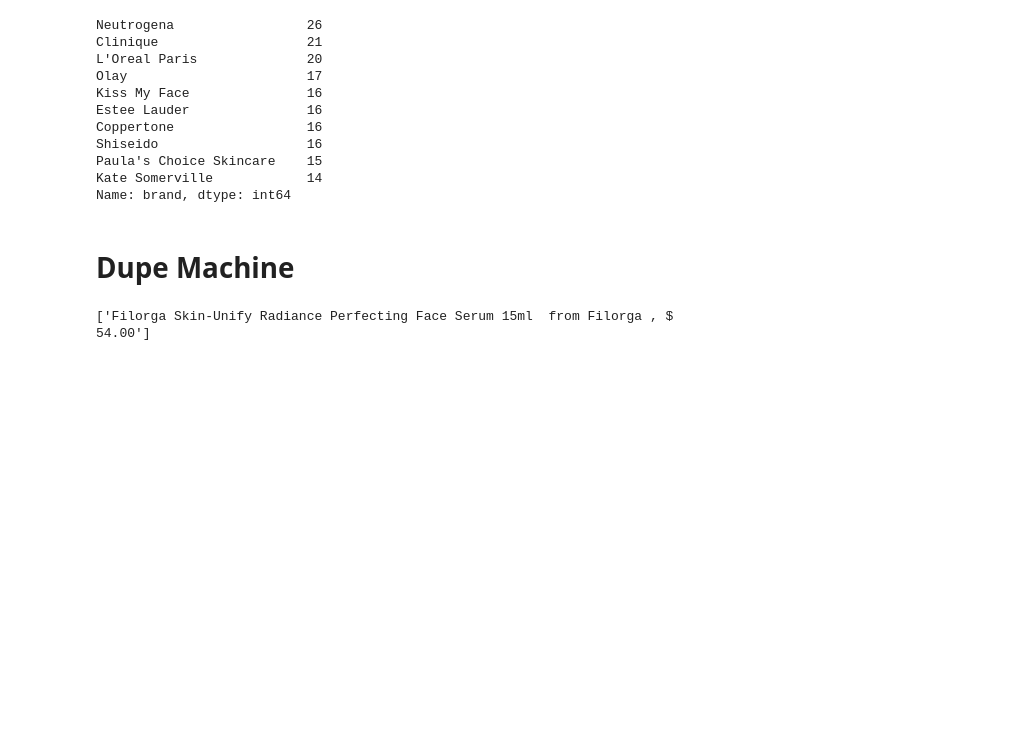
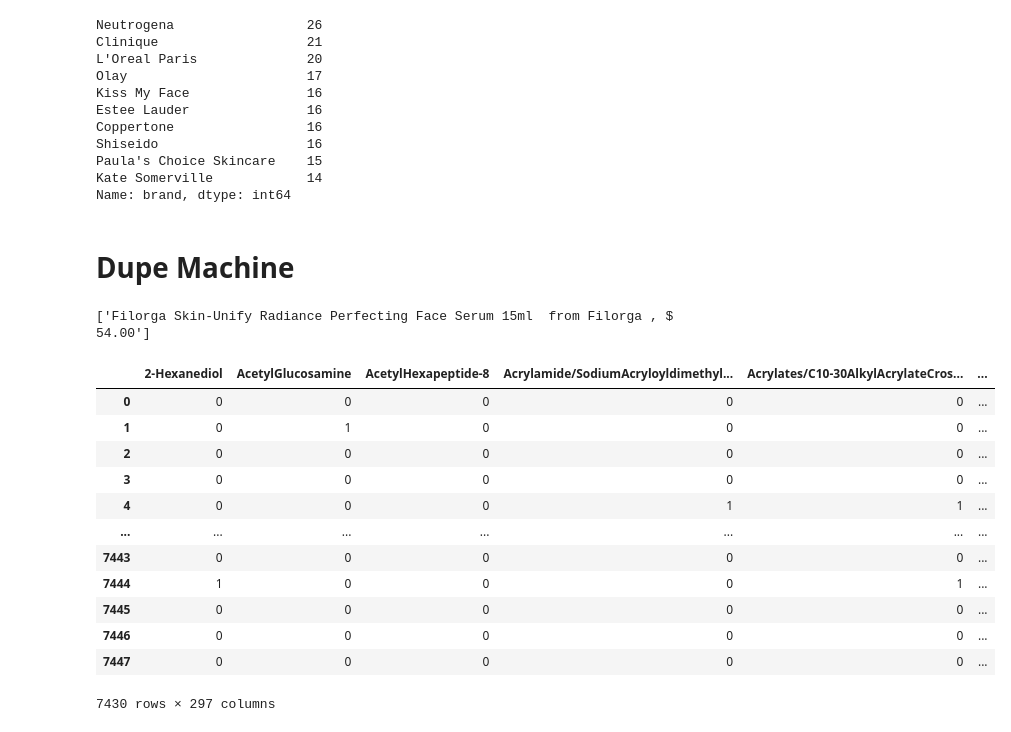
Before and after one commit to npagrawal/Product-Price-Prediction-Advanced-Machine-Learning, a Jupyter notebook: Notebook 4.ipynb, the cells around one changed output. Cells and saved outputs as stored; diff of their text form; code cells hidden in the pictures; blank space fills up the shorter version.

```diff
--- a/Notebook 4.ipynb
+++ b/Notebook 4.ipynb
@@ -742,3 +742,19 @@ def SuperDuper(product_name):
 SuperDuper("Absolue Premium Bx Advanced Replenishing Cream Cleanser")
 # %% [output]
 ['Filorga Skin-Unify Radiance Perfecting Face Serum 15ml  from Filorga , $ 54.00']
+# %%
+features
+# %% [output]
+|  | 2-Hexanediol | AcetylGlucosamine | AcetylHexapeptide-8 | Acrylamide/SodiumAcryloyldimethyl... | Acrylates/C10-30AlkylAcrylateCros... | ... |
+| 0 | 0 | 0 | 0 | 0 | 0 | ... |
+| 1 | 0 | 1 | 0 | 0 | 0 | ... |
+| 2 | 0 | 0 | 0 | 0 | 0 | ... |
+| 3 | 0 | 0 | 0 | 0 | 0 | ... |
+| 4 | 0 | 0 | 0 | 1 | 1 | ... |
+| ... | ... | ... | ... | ... | ... | ... |
+| 7443 | 0 | 0 | 0 | 0 | 0 | ... |
+| 7444 | 1 | 0 | 0 | 0 | 1 | ... |
+| 7445 | 0 | 0 | 0 | 0 | 0 | ... |
+| 7446 | 0 | 0 | 0 | 0 | 0 | ... |
+| 7447 | 0 | 0 | 0 | 0 | 0 | ... |
+7430 rows × 297 columns
```
Also changed, not shown: parts of 10 cells of this notebook, 4 other files.
